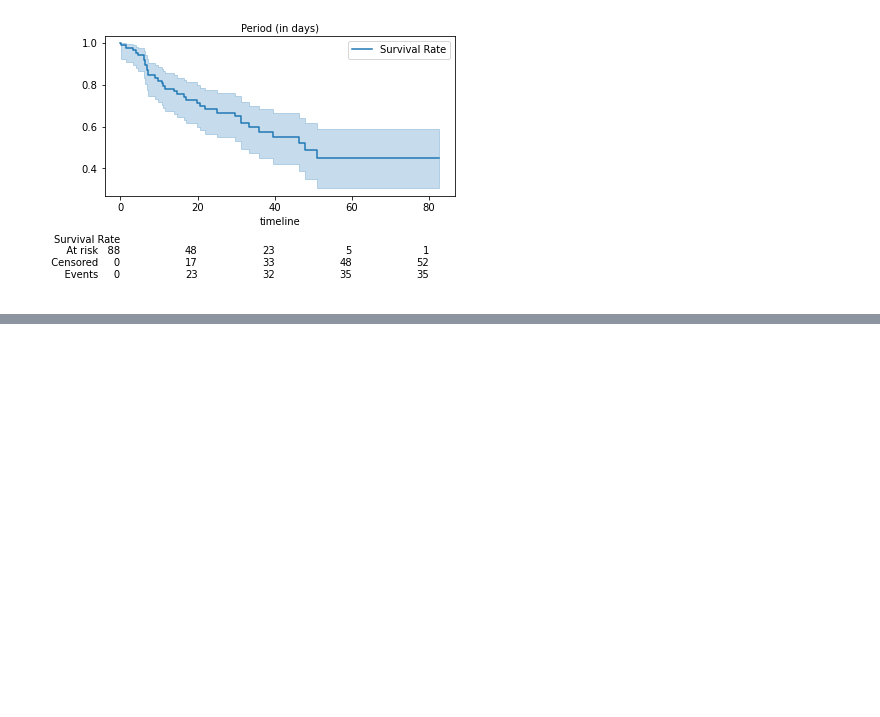
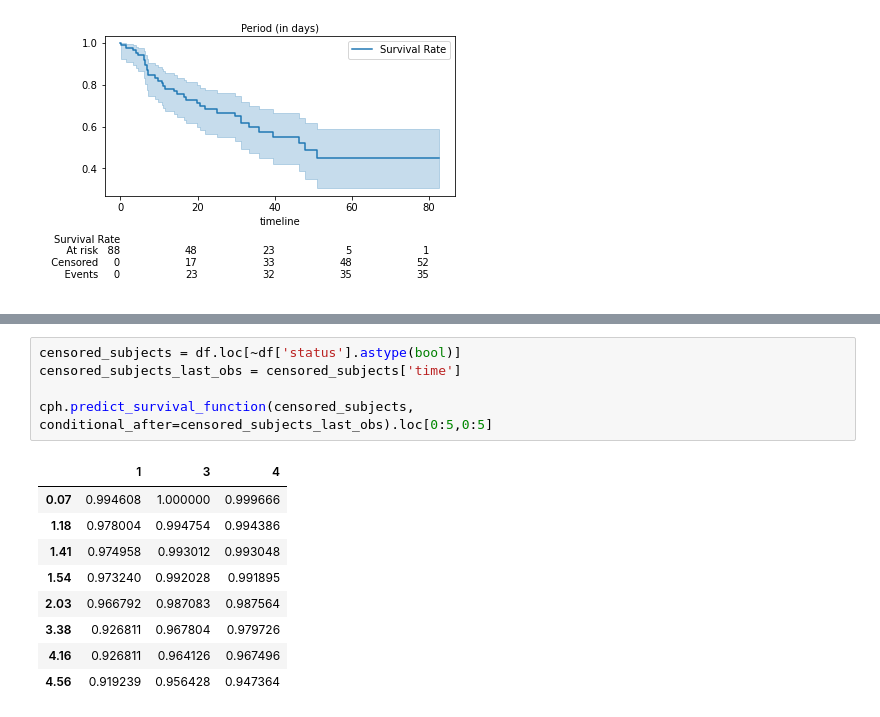
Before and after one commit to ShinSiangChoong/survival_analysis, a Jupyter notebook: survival.ipynb, the cells around one changed output, grey strips where cells are left out. Saved outputs shown, nothing was run; the diff lists cells and outputs as text; blank space fills up the shorter version.

```diff
--- a/survival.ipynb
+++ b/survival.ipynb
@@ -90,0 +293,15 @@ True
+# %%
+censored_subjects = df.loc[~df['status'].astype(bool)]
+censored_subjects_last_obs = censored_subjects['time']
+
+cph.predict_survival_function(censored_subjects, conditional_after=censored_subjects_last_obs).loc[0:5,0:5]
+# %% [output]
+|  | 1 | 3 | 4 |
+| 0.07 | 0.994608 | 1.000000 | 0.999666 |
+| 1.18 | 0.978004 | 0.994754 | 0.994386 |
+| 1.41 | 0.974958 | 0.993012 | 0.993048 |
+| 1.54 | 0.973240 | 0.992028 | 0.991895 |
+| 2.03 | 0.966792 | 0.987083 | 0.987564 |
+| 3.38 | 0.926811 | 0.967804 | 0.979726 |
+| 4.16 | 0.926811 | 0.964126 | 0.967496 |
+| 4.56 | 0.919239 | 0.956428 | 0.947364 |
```
Also changed, not shown: parts of 33 cells of this notebook.
